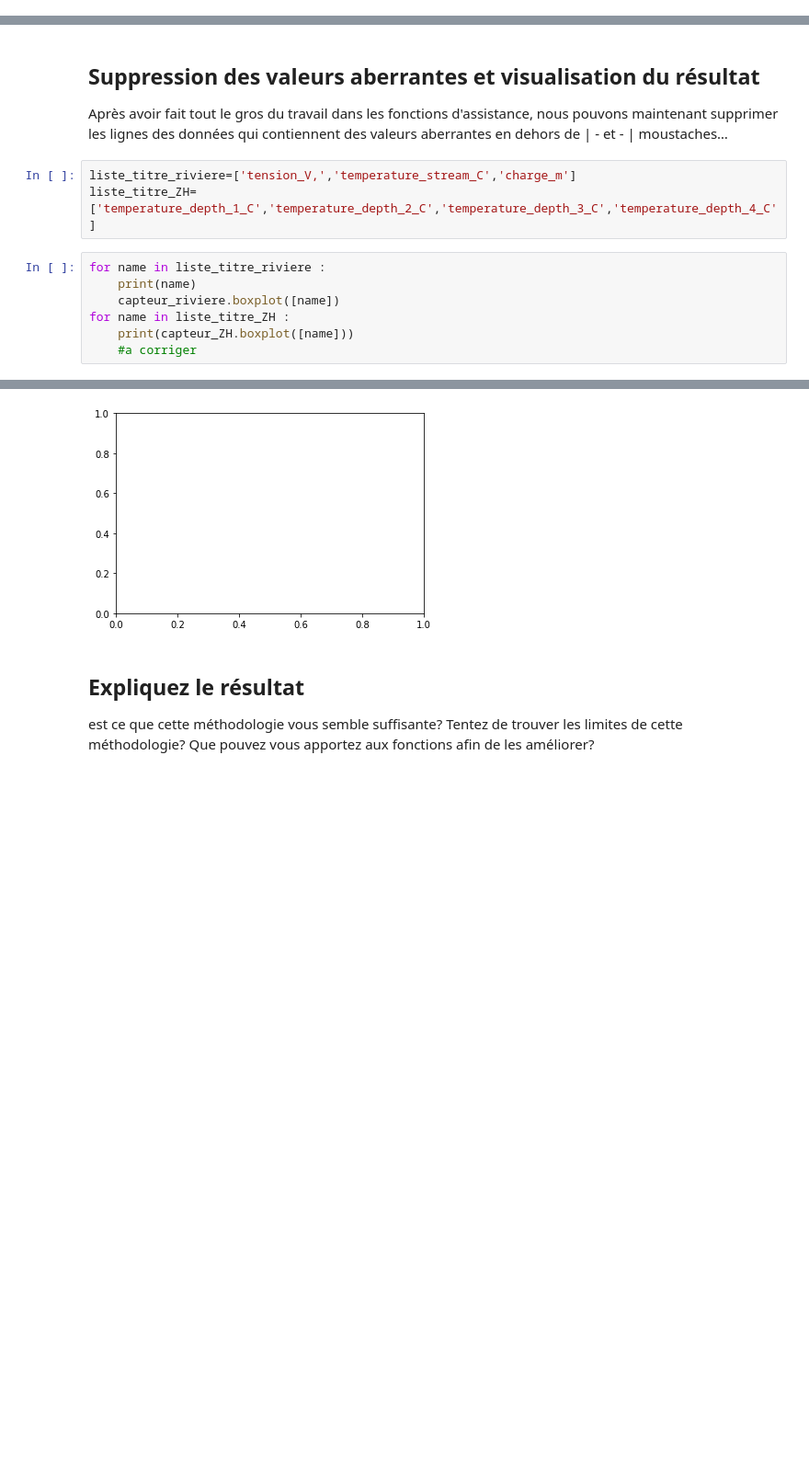
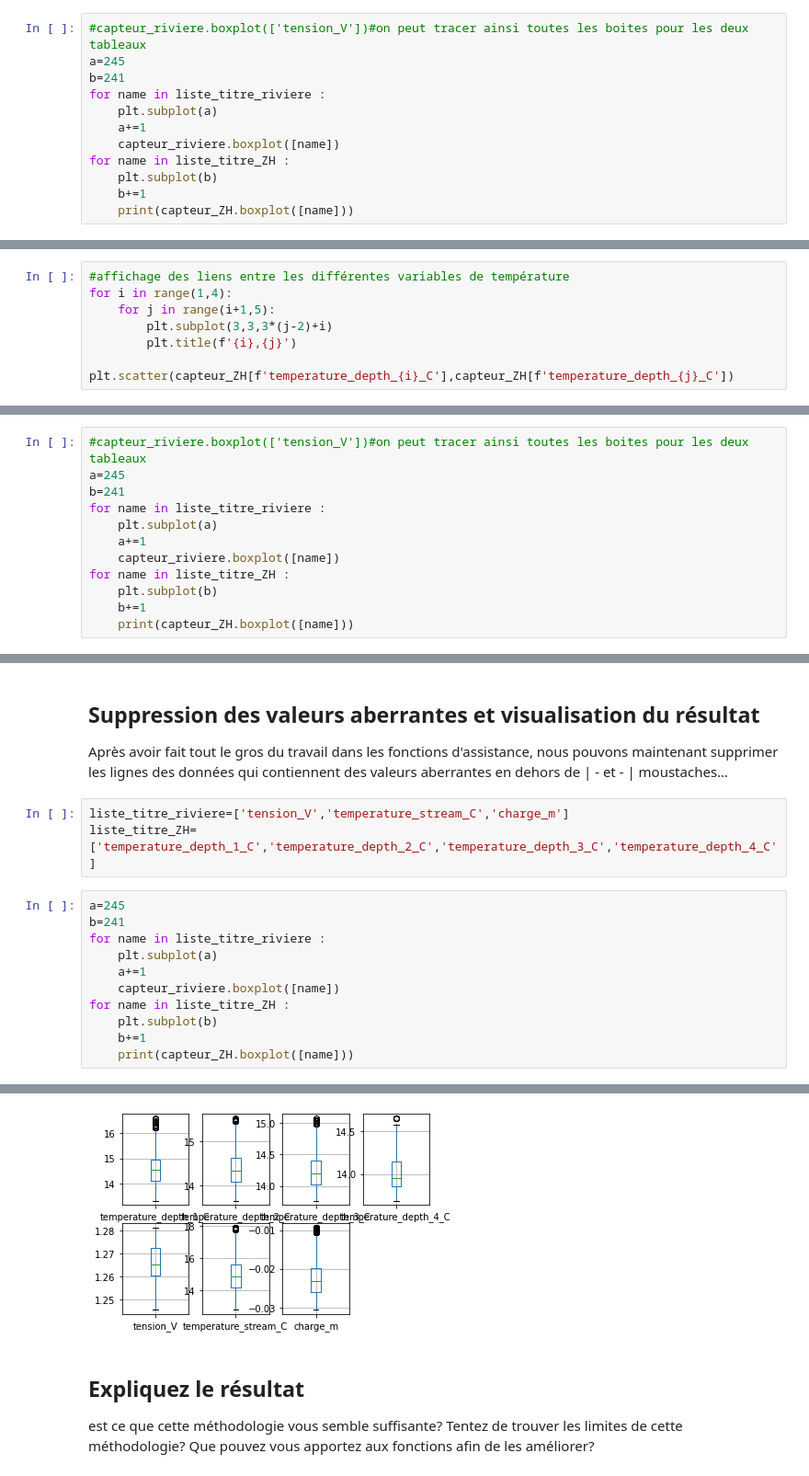
Before and after one commit to ameliemelorene/MOLONARI_1D_RESOURCES, a Jupyter notebook: Students/BONIN-IMPEROR.ipynb, the cells around one changed output, grey strips where cells are left out. Shown at 92% size. Saved outputs shown, nothing was run; the diff lists cells and outputs as text; blank space fills up the shorter version.

```diff
--- a/Students/BONIN-IMPEROR.ipynb
+++ b/Students/BONIN-IMPEROR.ipynb
@@ -302,0 +230,12 @@ capteur_riviere.boxplot(['tension_V'])#on peut tracer ainsi toutes les boites po
+# %%
+#capteur_riviere.boxplot(['tension_V'])#on peut tracer ainsi toutes les boites pour les deux tableaux
+a=245
+b=241
+for name in liste_titre_riviere :
+    plt.subplot(a)
+    a+=1
+    capteur_riviere.boxplot([name])
+for name in liste_titre_ZH :
+    plt.subplot(b)
+    b+=1
+    print(capteur_ZH.boxplot([name]))
@@ -335,0 +282,7 @@ plt.scatter(capteur_ZH['temperature_depth_1_C'],capteur_ZH['temperature_depth_4_
+# %%
+#affichage des liens entre les différentes variables de température
+for i in range(1,4):
+    for j in range(i+1,5):
+        plt.subplot(3,3,3*(j-2)+i)
+        plt.title(f'{i},{j}')
+        plt.scatter(capteur_ZH[f'temperature_depth_{i}_C'],capteur_ZH[f'temperature_depth_{j}_C'])
@@ -563,0 +397,12 @@ for (indice,colname) in enumerate(capteur_ZH):
+# %%
+#capteur_riviere.boxplot(['tension_V'])#on peut tracer ainsi toutes les boites pour les deux tableaux
+a=245
+b=241
+for name in liste_titre_riviere :
+    plt.subplot(a)
+    a+=1
+    capteur_riviere.boxplot([name])
+for name in liste_titre_ZH :
+    plt.subplot(b)
+    b+=1
+    print(capteur_ZH.boxplot([name]))
@@ -606,13 +468,17 @@ capteur_riviere.hist(),capteur_ZH.hist()
 
 Après avoir fait tout le gros du travail dans les fonctions d'assistance, nous pouvons maintenant supprimer les lignes des données qui contiennent des valeurs aberrantes en dehors de | - et - | moustaches…
 # %%
-liste_titre_riviere=['tension_V,','temperature_stream_C','charge_m']
+liste_titre_riviere=['tension_V','temperature_stream_C','charge_m']
 liste_titre_ZH=['temperature_depth_1_C','temperature_depth_2_C','temperature_depth_3_C','temperature_depth_4_C']
 # %%
+a=245
+b=241
 for name in liste_titre_riviere :
-    print(name)
+    plt.subplot(a)
+    a+=1
     capteur_riviere.boxplot([name])
 for name in liste_titre_ZH :
+    plt.subplot(b)
+    b+=1
     print(capteur_ZH.boxplot([name]))
-    #a corriger
 # %% [output]
@@ -621,4 +489,4 @@ KeyError: "None of [Index(['tension_V,'], dtype='object')] are in the [columns]"
-[figure, old version]
+[figure, new version]
 # %% [markdown]
 ## Expliquez le résultat
 est ce que cette méthodologie vous semble suffisante? Tentez de trouver les limites de cette méthodologie?
```
Also changed, not shown: parts of 43 cells of this notebook.
